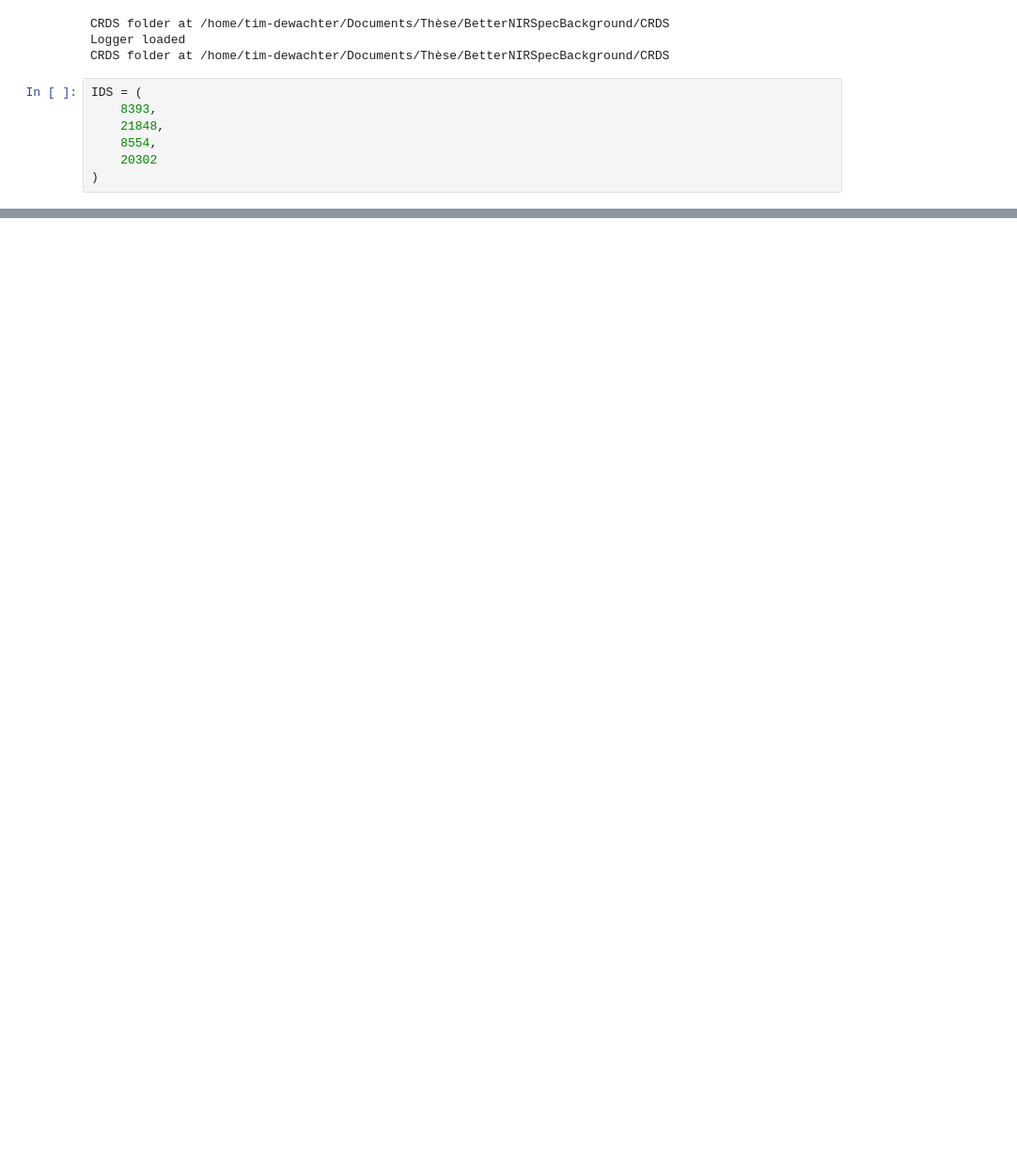
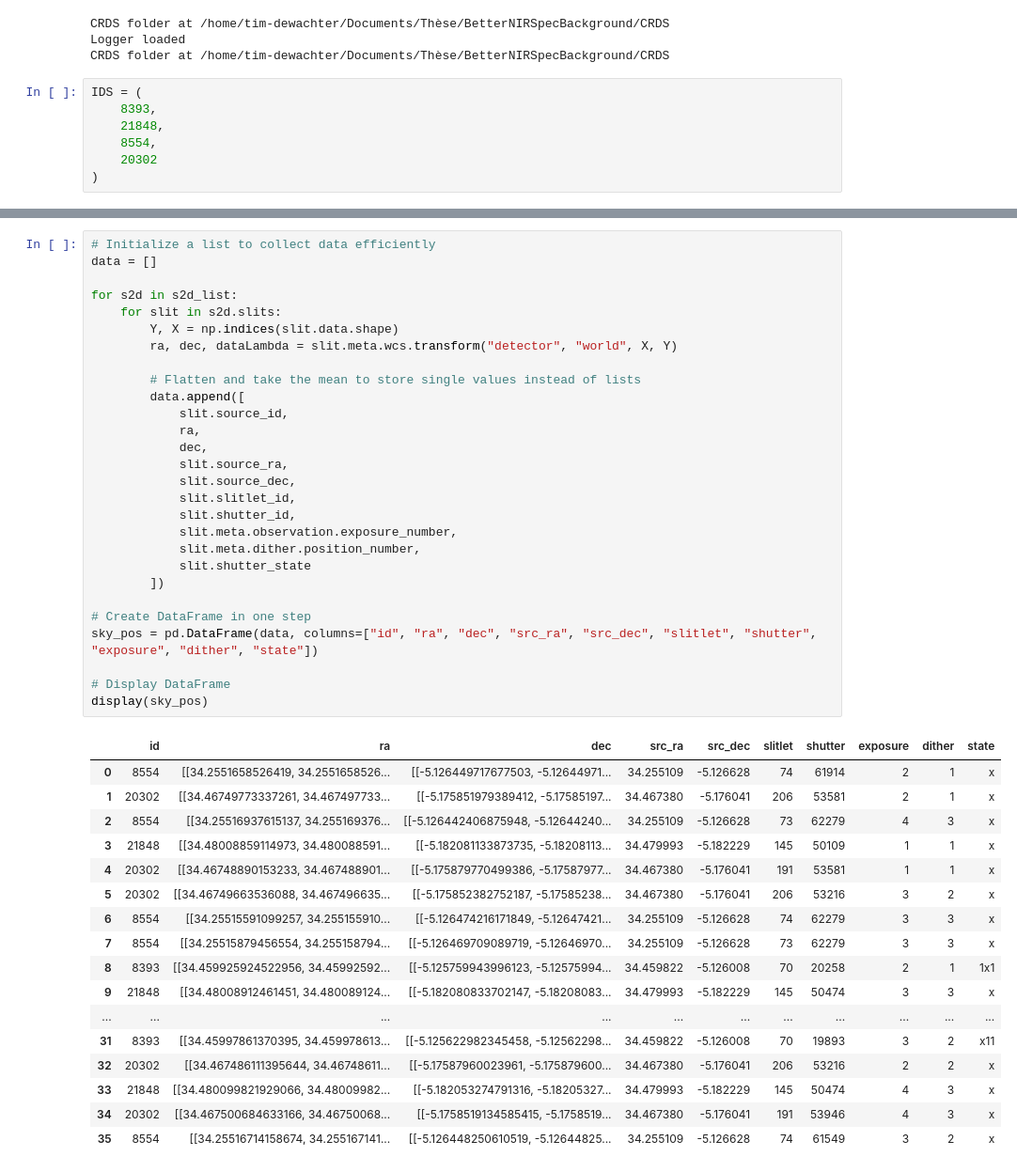
Before and after one commit to TimEpsilon/BetterNIRSpecBackground, a Jupyter notebook: BNBG/Notebooks/CalibrationFixing.ipynb, the cells around one changed output, grey strips where cells are left out. Shown at 94% size. Cells and saved outputs as stored; diff of their text form; blank space fills up the shorter version.

```diff
--- a/BNBG/Notebooks/CalibrationFixing.ipynb
+++ b/BNBG/Notebooks/CalibrationFixing.ipynb
@@ -158,0 +159,46 @@ for idx in IDS:
+# %%
+# Initialize a list to collect data efficiently
+data = []
+
+for s2d in s2d_list:
+    for slit in s2d.slits:
+        Y, X = np.indices(slit.data.shape)
+        ra, dec, dataLambda = slit.meta.wcs.transform("detector", "world", X, Y)
+
+        # Flatten and take the mean to store single values instead of lists
+        data.append([
+            slit.source_id,
+            ra,
+            dec,
+			slit.source_ra,
+			slit.source_dec,
+            slit.slitlet_id,
+            slit.shutter_id,
+            slit.meta.observation.exposure_number,
+            slit.meta.dither.position_number,
+            slit.shutter_state
+        ])
+
+# Create DataFrame in one step
+sky_pos = pd.DataFrame(data, columns=["id", "ra", "dec", "src_ra", "src_dec", "slitlet", "shutter", "exposure", "dither", "state"])
+
+# Display DataFrame
+display(sky_pos)
+# %% [output]
+|  | id | ra | dec | src_ra | src_dec | slitlet | shutter | exposure | dither | state |
+| 0 | 8554 | [[34.2551658526419, 34.2551658526... | [[-5.126449717677503, -5.12644971... | 34.255109 | -5.126628 | 74 | 61914 | 2 | 1 | x |
+| 1 | 20302 | [[34.46749773337261, 34.467497733... | [[-5.175851979389412, -5.17585197... | 34.467380 | -5.176041 | 206 | 53581 | 2 | 1 | x |
+| 2 | 8554 | [[34.25516937615137, 34.255169376... | [[-5.126442406875948, -5.12644240... | 34.255109 | -5.126628 | 73 | 62279 | 4 | 3 | x |
+| 3 | 21848 | [[34.48008859114973, 34.480088591... | [[-5.182081133873735, -5.18208113... | 34.479993 | -5.182229 | 145 | 50109 | 1 | 1 | x |
+| 4 | 20302 | [[34.46748890153233, 34.467488901... | [[-5.175879770499386, -5.17587977... | 34.467380 | -5.176041 | 191 | 53581 | 1 | 1 | x |
+| 5 | 20302 | [[34.46749663536088, 34.467496635... | [[-5.175852382752187, -5.17585238... | 34.467380 | -5.176041 | 206 | 53216 | 3 | 2 | x |
+| 6 | 8554 | [[34.25515591099257, 34.255155910... | [[-5.126474216171849, -5.12647421... | 34.255109 | -5.126628 | 74 | 62279 | 3 | 3 | x |
+| 7 | 8554 | [[34.25515879456554, 34.255158794... | [[-5.126469709089719, -5.12646970... | 34.255109 | -5.126628 | 73 | 62279 | 3 | 3 | x |
+| 8 | 8393 | [[34.459925924522956, 34.45992592... | [[-5.125759943996123, -5.12575994... | 34.459822 | -5.126008 | 70 | 20258 | 2 | 1 | 1x1 |
+| 9 | 21848 | [[34.48008912461451, 34.480089124... | [[-5.182080833702147, -5.18208083... | 34.479993 | -5.182229 | 145 | 50474 | 3 | 3 | x |
+| ... | ... | ... | ... | ... | ... | ... | ... | ... | ... | ... |
+| 31 | 8393 | [[34.45997861370395, 34.459978613... | [[-5.125622982345458, -5.12562298... | 34.459822 | -5.126008 | 70 | 19893 | 3 | 2 | x11 |
+| 32 | 20302 | [[34.467486111395644, 34.46748611... | [[-5.17587960023961, -5.175879600... | 34.467380 | -5.176041 | 206 | 53216 | 2 | 2 | x |
+| 33 | 21848 | [[34.480099821929066, 34.48009982... | [[-5.182053274791316, -5.18205327... | 34.479993 | -5.182229 | 145 | 50474 | 4 | 3 | x |
+| 34 | 20302 | [[34.467500684633166, 34.46750068... | [[-5.1758519134585415, -5.1758519... | 34.467380 | -5.176041 | 191 | 53946 | 4 | 3 | x |
+| 35 | 8554 | [[34.25516714158674, 34.255167141... | [[-5.126448250610519, -5.12644825... | 34.255109 | -5.126628 | 74 | 61549 | 3 | 2 | x |
```
Also changed, not shown: parts of 6 cells of this notebook, 1 other file.
